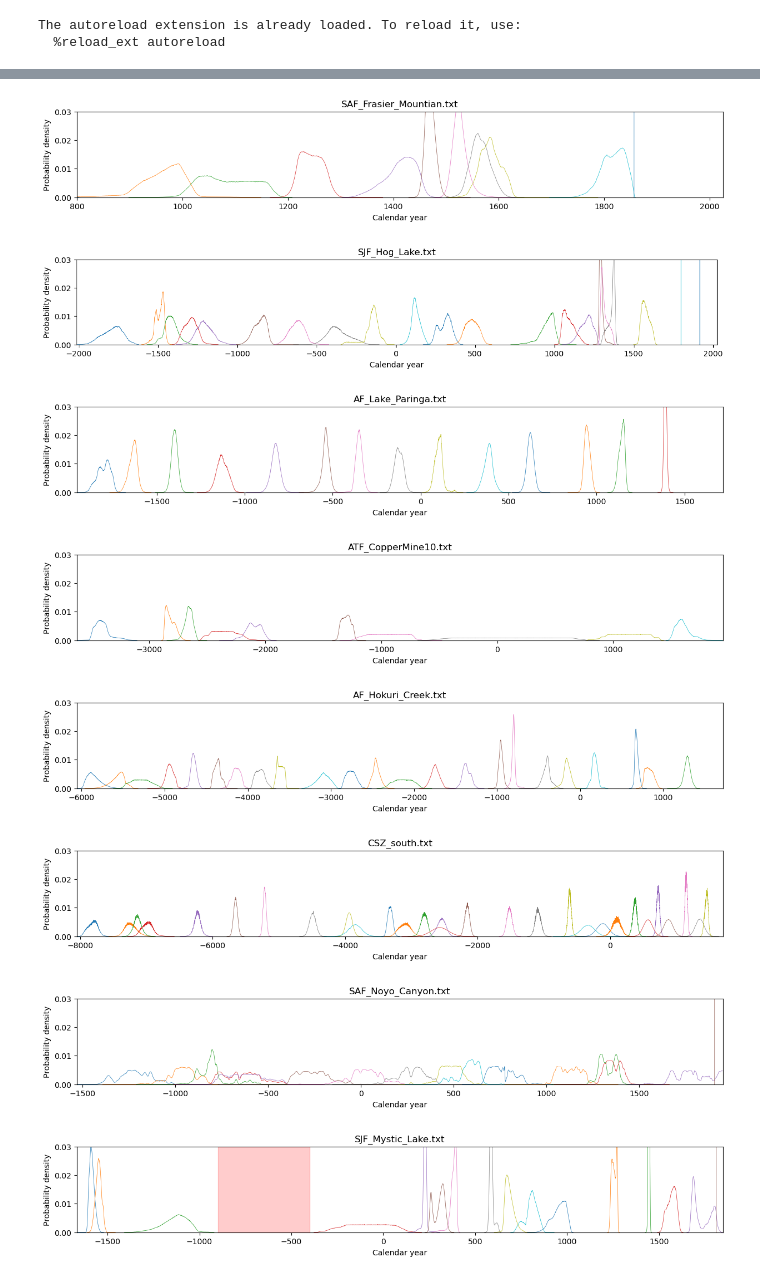
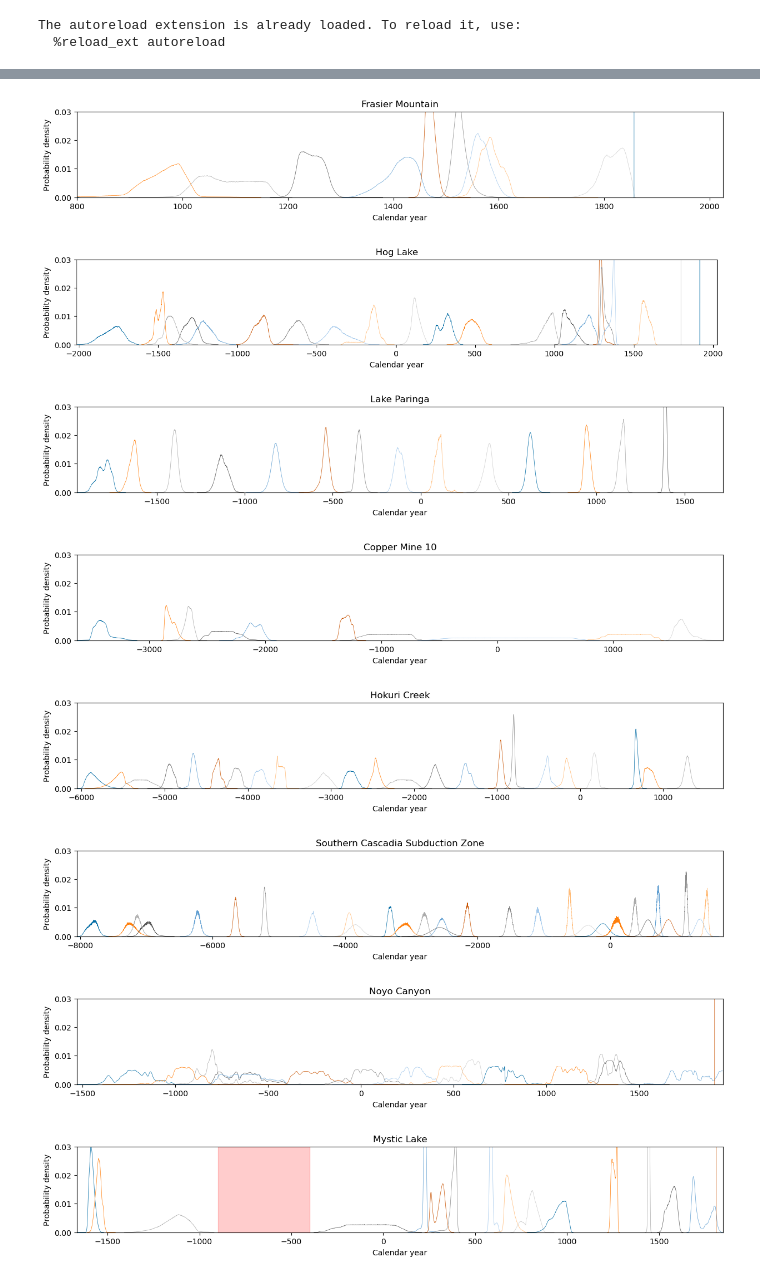
Before and after one commit to keliankaz/waiting_time_paradox, a Jupyter notebook: notebooks/aggregate_analysis.ipynb, the cells around one changed output, grey strips where cells are left out. Drawn from its saved outputs; the diff is of its cells as text; code cells hidden in the pictures.

```diff
--- a/notebooks/aggregate_analysis.ipynb
+++ b/notebooks/aggregate_analysis.ipynb
@@ -9,6 +9,7 @@ import os
 from pathlib import Path
 import yaml
 
+plt.style.use('tableau-colorblind10')
 base_dir = Path(src.__file__).parents[1]
 data_directory = base_dir/"data"
 # %% [output]
@@ -18,6 +19,8 @@ The autoreload extension is already loaded. To reload it, use:
 data_files = [
     f for f in os.listdir(data_directory / "trench_records") if f.endswith(".txt")
 ]
+
+
 with open(data_directory / "metadata.yaml", "r") as f:
     meta_data = yaml.safe_load(f)
 
@@ -29,7 +32,7 @@ for file in data_files:
     )
 
     ax = trench_catalog.plot_pdfs()
-    ax.set_title(file)
+    ax.set_title(trench_catalog.name)
 
 # get the average interval
 # %% [output]
@@ -41,11 +44,11 @@ for file in data_files:
-[figure, old version]
+[figure, new version]
-[figure, old version]
+[figure, new version]
-[figure, old version]
+[figure, new version]
-[figure, old version]
+[figure, new version]
-[figure, old version]
+[figure, new version]
-[figure, old version]
+[figure, new version]
-[figure, old version]
+[figure, new version]
-[figure, old version]
+[figure, new version]
 # %%
 expected_waiting_time = []
 expected_lapse_time = []
```
Also changed, not shown: parts of 3 cells of this notebook, 4 other files.
